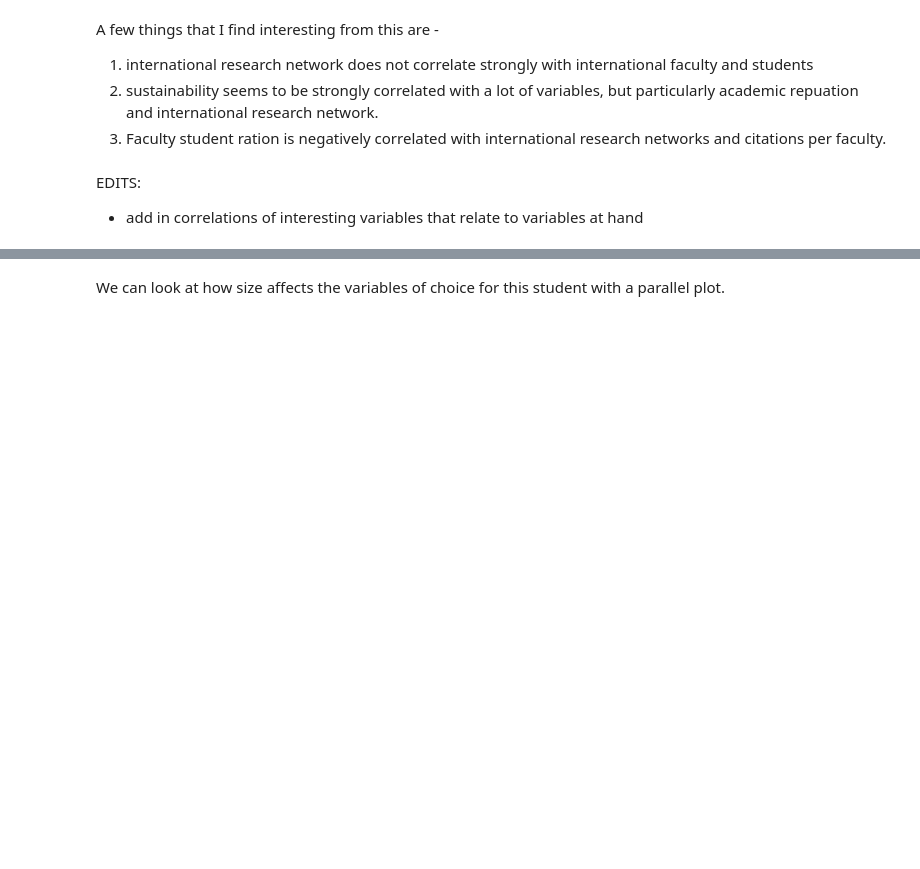
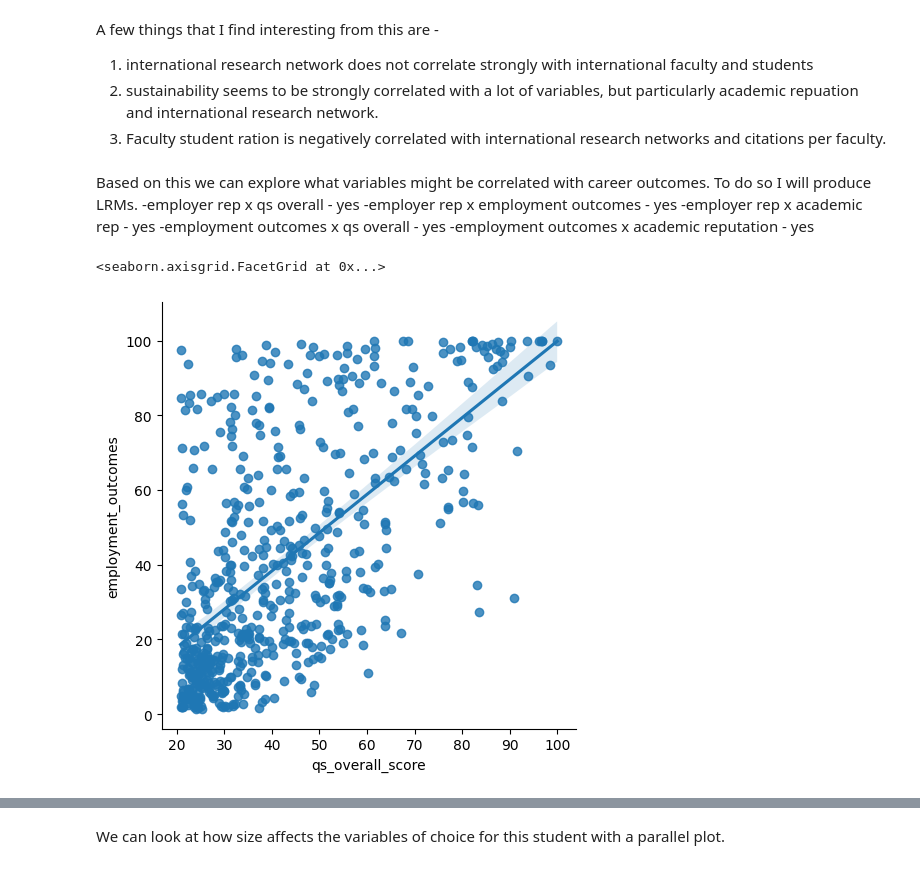
Before and after one commit to thezachdrake/UMD-INST760-Summer2024, a Jupyter notebook: notebooks/McNair-Notebook.ipynb, the cells around one changed output, grey strips where cells are left out. Drawn from its saved outputs; the diff is of its cells as text; code cells hidden in the pictures; blank space fills up the shorter version.

```diff
--- a/notebooks/McNair-Notebook.ipynb
+++ b/notebooks/McNair-Notebook.ipynb
@@ -130,6 +142,15 @@ A few things that I find interesting from this are -
 1. international research network does not correlate strongly with international faculty and students
 2. sustainability seems to be strongly correlated with a lot of variables, but particularly academic repuation and international research network.
 3. Faculty student ration is negatively correlated with international research networks and citations per faculty.
-# %% [markdown]
-EDITS:
-- add in correlations of interesting variables that relate to variables at hand
+# %% [markdown]
+Based on this we can explore what variables might be correlated with career outcomes. To do so I will produce LRMs.
+-employer rep x qs overall - yes
+-employer rep x employment outcomes - yes
+-employer rep x academic rep - yes
+-employment outcomes x qs overall - yes
+-employment outcomes x academic reputation - yes
+# %%
+sns.lmplot(data=df_corr_num, x="qs_overall_score", y="employment_outcomes")
+# %% [output]
+<seaborn.axisgrid.FacetGrid at 0x...>
+[figure, added]
```
Also changed, not shown: parts of 12 cells of this notebook.
